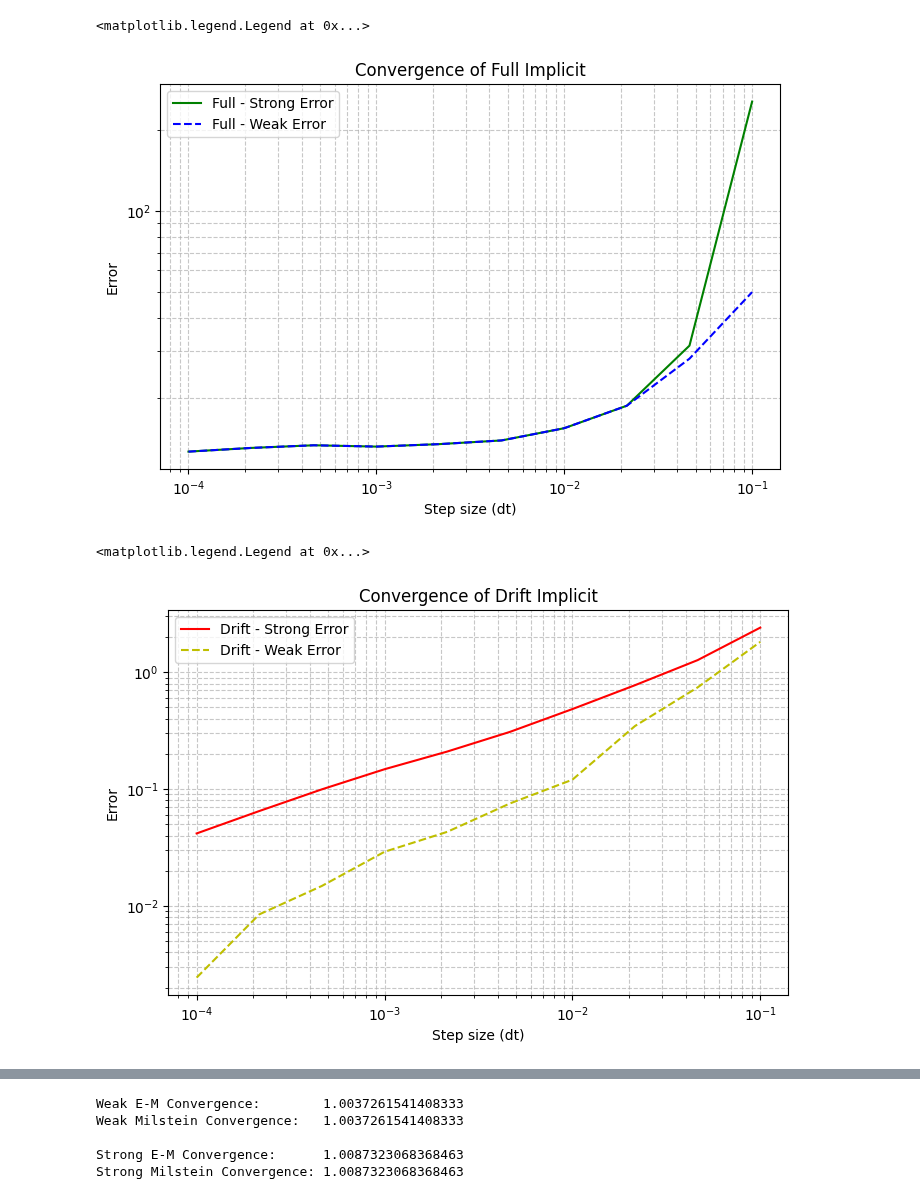
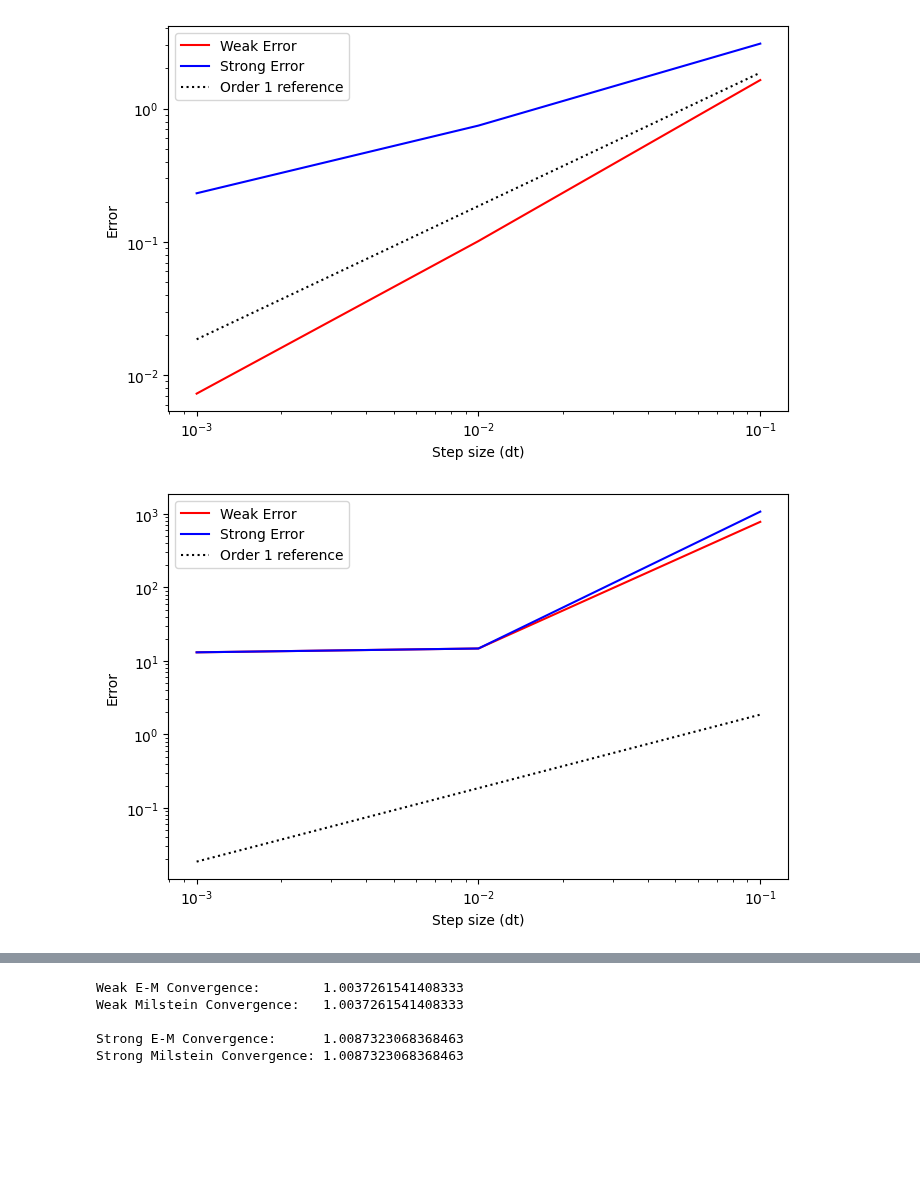
Before and after one commit to abhirao-03/stochastic-resonance, a Jupyter notebook: results/convergence_tester.ipynb, the cells around one changed output, grey strips where cells are left out. Cells and saved outputs as stored; diff of their text form; code cells hidden in the pictures; blank space fills up the shorter version.

```diff
--- a/results/convergence_tester.ipynb
+++ b/results/convergence_tester.ipynb
@@ -174,27 +195,37 @@ plt.legend(loc=2)
 # %%
 plt.figure(figsize=(8, 5))
-plt.loglog(dt_grid, str_err_full, label="Full - Strong Error",color='g')
-plt.loglog(dt_grid, weak_err_full, label="Full - Weak Error",color='b',ls='--')
-plt.title('Convergence of Full Implicit')
+#plt.loglog(dt_grid, str_err_em, label="EM - Strong Error",color='r')
+plt.loglog(dt_grid, weak_err_drift, label="Weak Error",color='r',ls='-')
+#plt.loglog(dt_grid, str_err_mil, label="Milstein - Strong Error",color='g')
+plt.loglog(dt_grid, str_err_drift, label="Strong Error",color='b',ls='-')
+C_em = np.mean(weak_err_em / dt_grid)
+C_mil = np.mean(weak_err_mil / dt_grid)
+C = (C_em + C_mil) / 2
+plt.loglog(dt_grid, C * dt_grid, 'k:', label='Order 1 reference')
 plt.xlabel('Step size (dt)')
 plt.ylabel('Error')
-plt.grid(which='both', ls='--', alpha=0.7)
 plt.legend(loc=2)
+
+plt.savefig('drift_convergence.svg', transparent=True)
 # %% [output]
-<matplotlib.legend.Legend at 0x...>
-[figure, old version]
+[figure, new version]
 # %%
 plt.figure(figsize=(8, 5))
-plt.loglog(dt_grid, str_err_drift, label="Drift - Strong Error",color='r')
-plt.loglog(dt_grid, weak_err_drift, label="Drift - Weak Error",color='y',ls='--')
-plt.title('Convergence of Drift Implicit')
+#plt.loglog(dt_grid, str_err_em, label="EM - Strong Error",color='r')
+plt.loglog(dt_grid, weak_err_full, label="Weak Error",color='r',ls='-')
+#plt.loglog(dt_grid, str_err_mil, label="Milstein - Strong Error",color='g')
+plt.loglog(dt_grid, str_err_full, label="Strong Error",color='b',ls='-')
+C_em = np.mean(weak_err_em / dt_grid)
+C_mil = np.mean(weak_err_mil / dt_grid)
+C = (C_em + C_mil) / 2
+plt.loglog(dt_grid, C * dt_grid, 'k:', label='Order 1 reference')
 plt.xlabel('Step size (dt)')
 plt.ylabel('Error')
-plt.grid(which='both', ls='--', alpha=0.7)
 plt.legend(loc=2)
+
+plt.savefig('full_convergence.svg', transparent=True)
 # %% [output]
-<matplotlib.legend.Legend at 0x...>
-[figure, old version]
+[figure, new version]
 # %%
 # Rate of convergences
 
```
Also changed, not shown: parts of 9 cells of this notebook, 14 other files.
